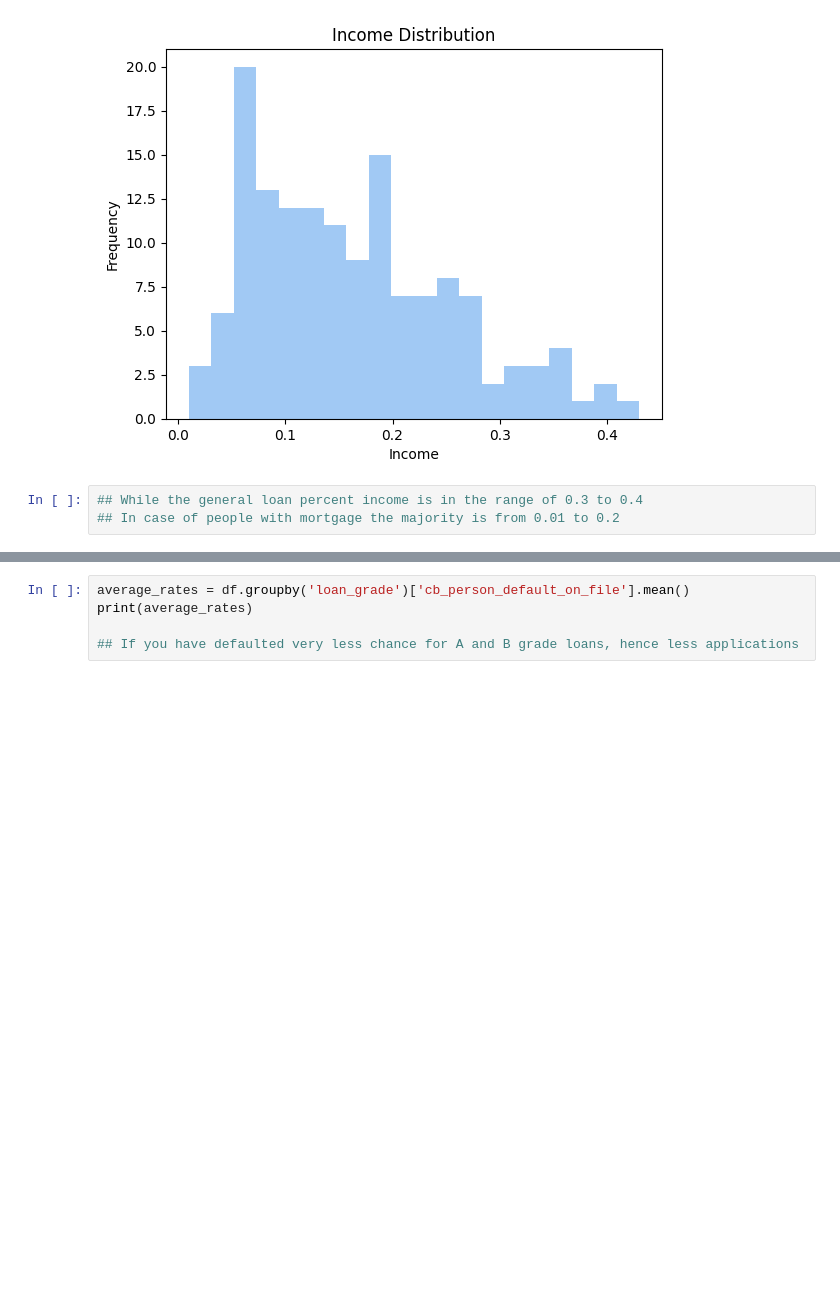
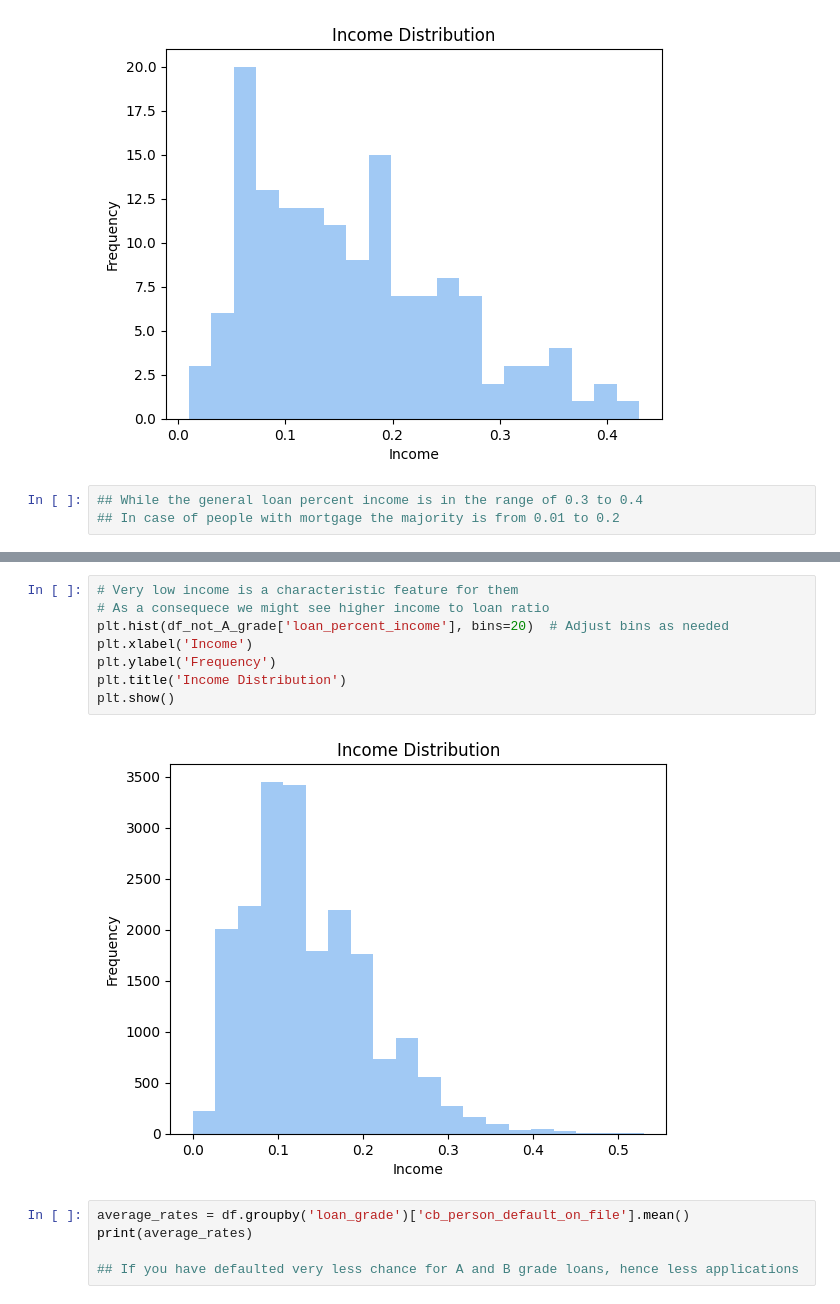
Before and after one commit to gauthaman77/EDA-Loan-Approval-Prediction, a Jupyter notebook: eda-loan-prediction.ipynb, the cells around one changed output, grey strips where cells are left out. Drawn from its saved outputs; the diff is of its cells as text; blank space fills up the shorter version.

```diff
--- a/eda-loan-prediction.ipynb
+++ b/eda-loan-prediction.ipynb
@@ -282,3 +307,13 @@ X_TEST['cb_person_default_on_file'] = X_TEST['cb_person_default_on_file'].map({'
+# %%
+# Very low income is a characteristic feature for them
+# As a consequece we might see higher income to loan ratio
+plt.hist(df_not_A_grade['loan_percent_income'], bins=20)  # Adjust bins as needed
+plt.xlabel('Income')
+plt.ylabel('Frequency')
+plt.title('Income Distribution')
+plt.show()
+# %% [output]
+[figure, added]
 # %%
 average_rates = df.groupby('loan_grade')['cb_person_default_on_file'].mean()
 print(average_rates)
```
Also changed, not shown: parts of 7 cells of this notebook.
